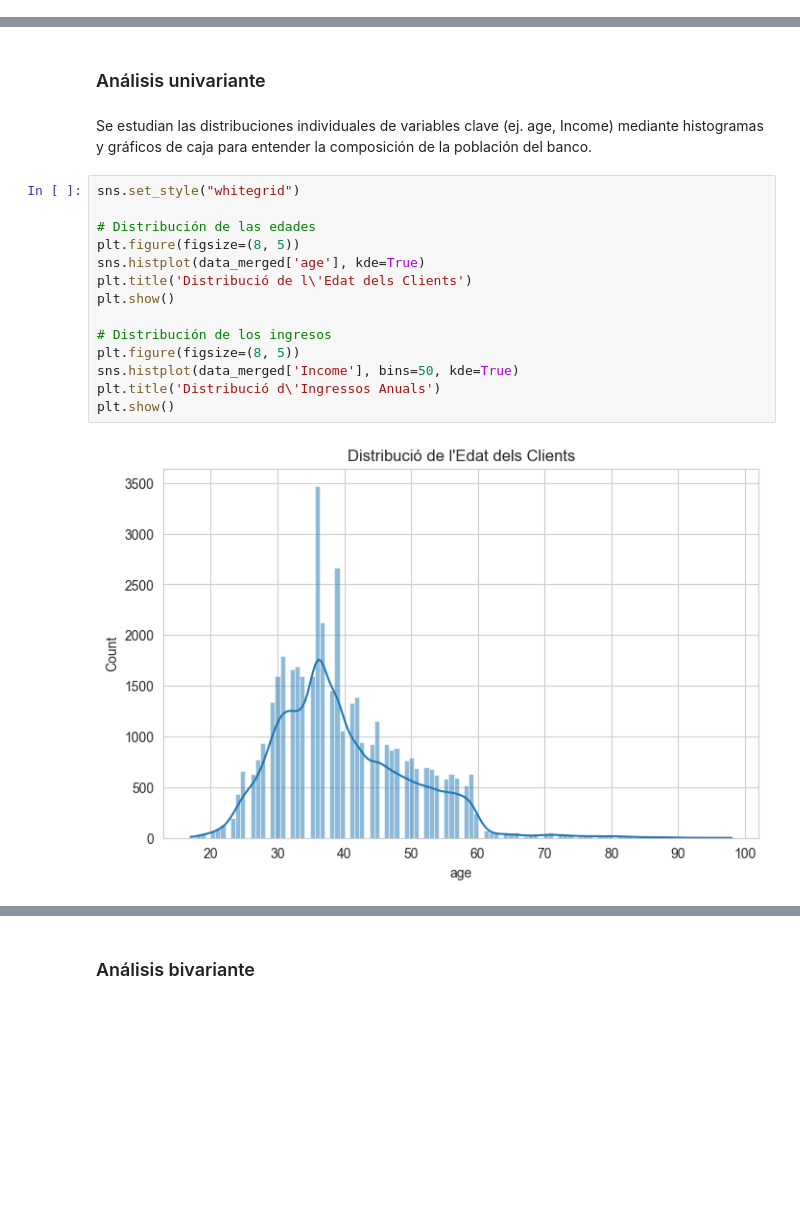
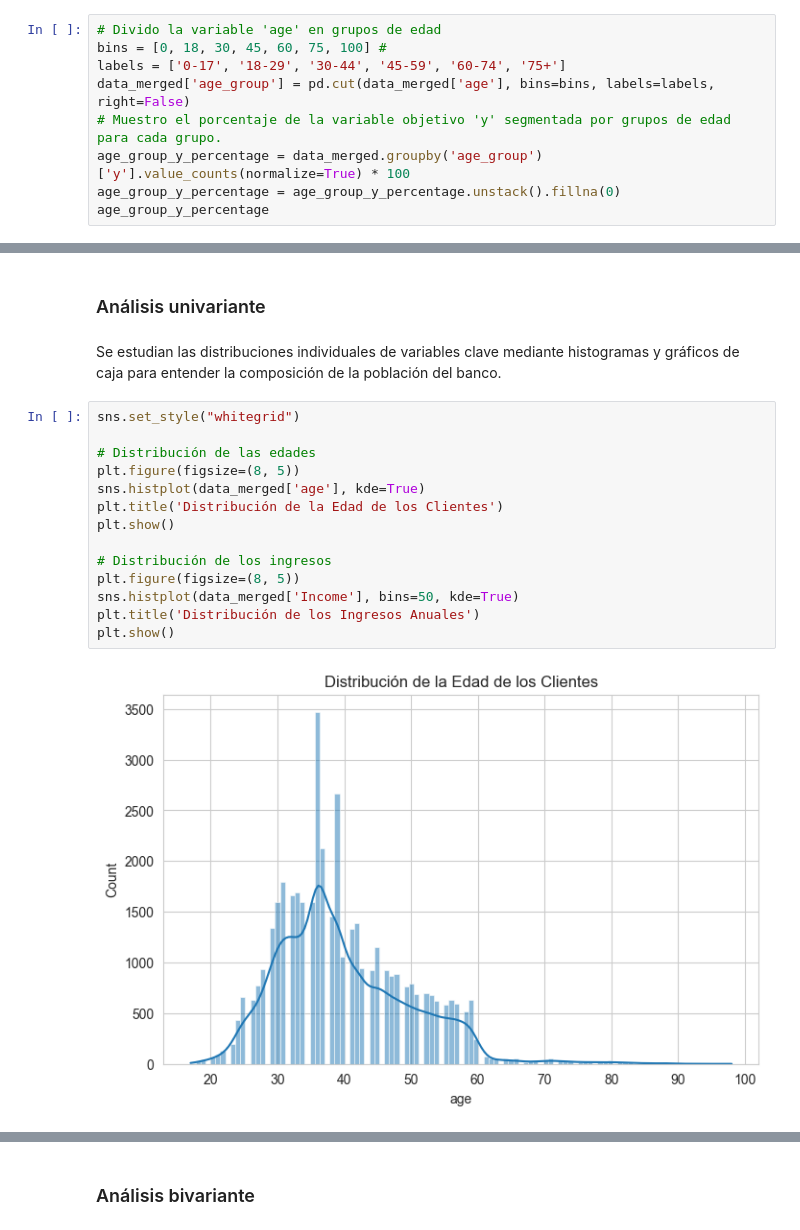
Before and after one commit to claudiarm2002/DataProject-Python-for-Data, a Jupyter notebook: DataProject_PythonForData.ipynb, the cells around one changed output, grey strips where cells are left out. Drawn from its saved outputs; the diff is of its cells as text; blank space fills up the shorter version.

```diff
--- a/DataProject_PythonForData.ipynb
+++ b/DataProject_PythonForData.ipynb
@@ -982,0 +991,9 @@ Mi objetivo principal es ver qué tipo de cliente suscribe un producto o servici
+# %%
+# Divido la variable 'age' en grupos de edad
+bins = [0, 18, 30, 45, 60, 75, 100] #
+labels = ['0-17', '18-29', '30-44', '45-59', '60-74', '75+']
+data_merged['age_group'] = pd.cut(data_merged['age'], bins=bins, labels=labels, right=False)
+# Muestro el porcentaje de la variable objetivo 'y' segmentada por grupos de edad para cada grupo.
+age_group_y_percentage = data_merged.groupby('age_group')['y'].value_counts(normalize=True) * 100
+age_group_y_percentage = age_group_y_percentage.unstack().fillna(0)
+age_group_y_percentage
@@ -983,20 +1135,20 @@ Mi objetivo principal es ver qué tipo de cliente suscribe un producto o servici
 # %% [markdown]
 ### Análisis univariante
 # %% [markdown]
-Se estudian las distribuciones individuales de variables clave (ej. age, Income) mediante histogramas y gráficos de caja para entender la composición de la población del banco.
+Se estudian las distribuciones individuales de variables clave mediante histogramas y gráficos de caja para entender la composición de la población del banco.
 # %%
 sns.set_style("whitegrid")
 
 # Distribución de las edades
 plt.figure(figsize=(8, 5))
 sns.histplot(data_merged['age'], kde=True)
-plt.title('Distribució de l\'Edat dels Clients')
+plt.title('Distribución de la Edad de los Clientes')
 plt.show()
 
 # Distribución de los ingresos
 plt.figure(figsize=(8, 5))
 sns.histplot(data_merged['Income'], bins=50, kde=True)
-plt.title('Distribució d\'Ingressos Anuals')
+plt.title('Distribución de los Ingresos Anuales')
 plt.show()
 # %% [output]
-[figure, old version]
+[figure, new version]
```
Also changed, not shown: parts of 25 cells of this notebook.
